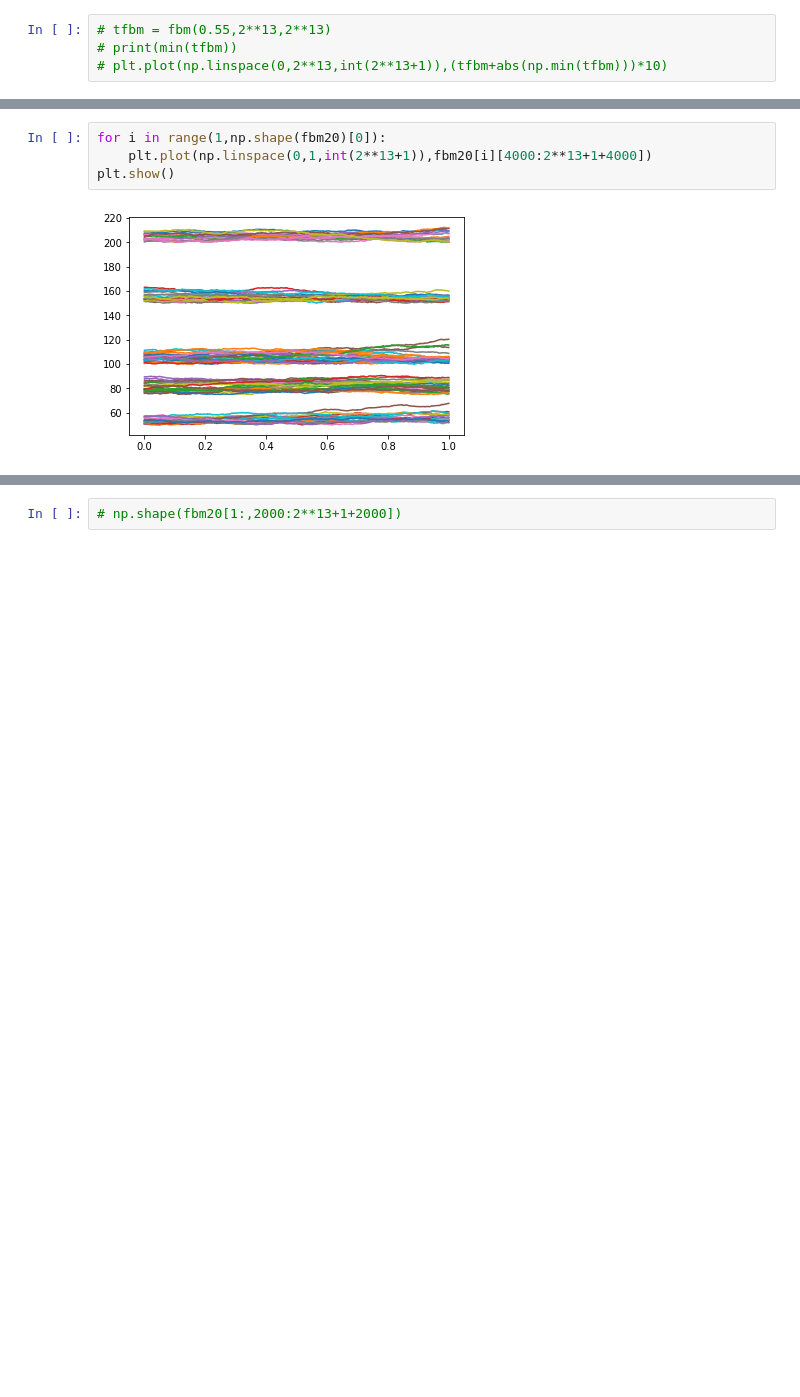
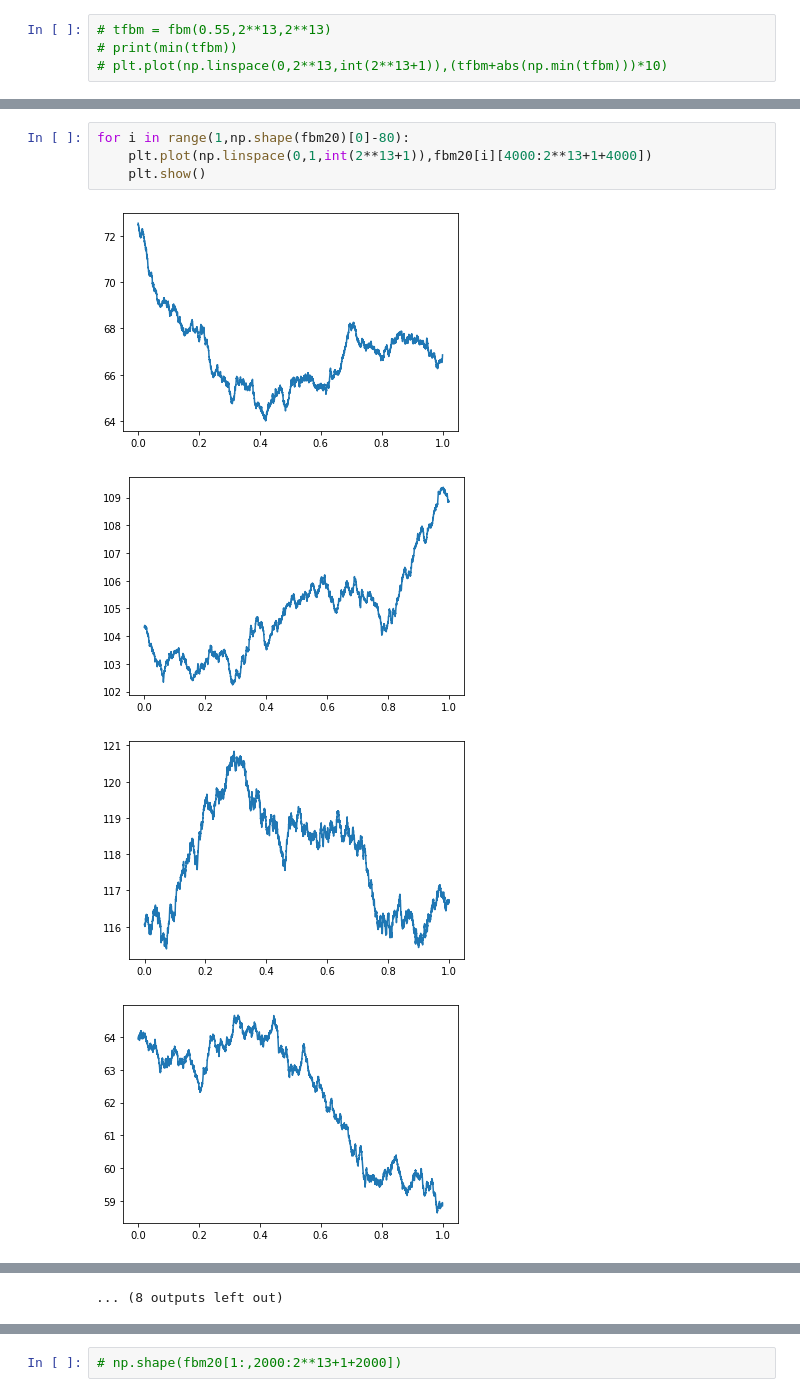
Before and after one commit to braedyn-au/StockMarketCascades, a Jupyter notebook: fbm/stockPool_generator.ipynb, the cells around one changed output, grey strips where cells are left out. Cells and saved outputs as stored; diff of their text form; blank space fills up the shorter version.

```diff
--- a/fbm/stockPool_generator.ipynb
+++ b/fbm/stockPool_generator.ipynb
@@ -102,6 +102,9 @@ for i in range(100):
 # %%
-for i in range(1,np.shape(fbm20)[0]):
+for i in range(1,np.shape(fbm20)[0]-80):
     plt.plot(np.linspace(0,1,int(2**13+1)),fbm20[i][4000:2**13+1+4000])
-plt.show()
+    plt.show()
 # %% [output]
-[figure, old version]
+[figure, new version]
+[figure, added]
+[figure, added]
+[figure, added]
@@ -108 +119,2 @@ plt.show()
+... (8 outputs left out)
 # %%
```
Also changed, not shown: parts of 5 cells of this notebook, 3 other files.
